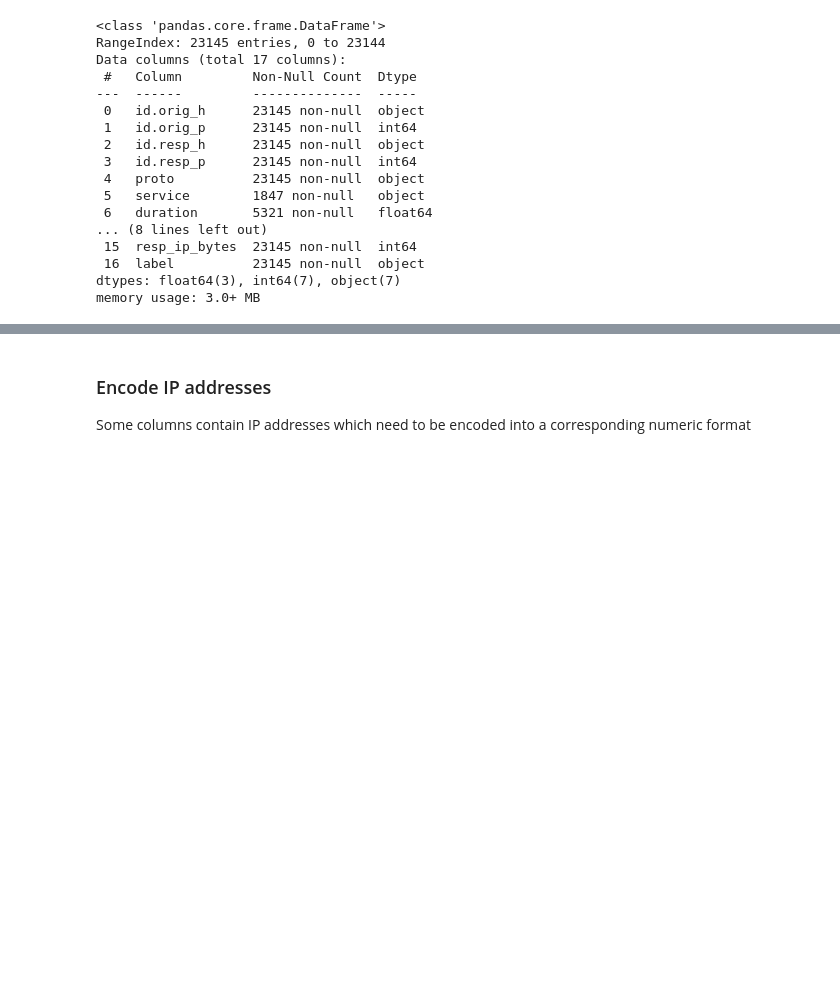
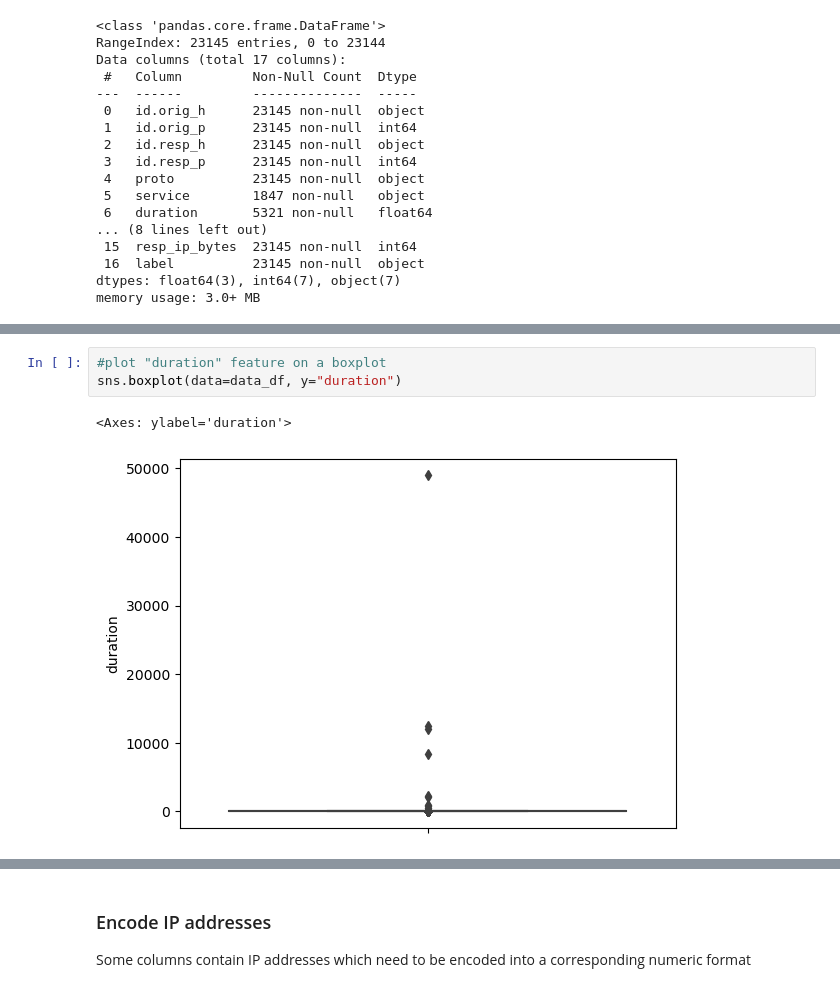
Before and after one commit to sinanw/ml-classification-malicious-network-traffic, a Jupyter notebook: main.ipynb, the cells around one changed output, grey strips where cells are left out. Cells and saved outputs as stored; diff of their text form; blank space fills up the shorter version.

```diff
--- a/main.ipynb
+++ b/main.ipynb
@@ -185,0 +206,6 @@ memory usage: 3.0+ MB
+# %%
+#plot "duration" feature on a boxplot
+sns.boxplot(data=data_df, y="duration")
+# %% [output]
+<Axes: ylabel='duration'>
+[figure, added]
```
Also changed, not shown: parts of 7 cells of this notebook.
